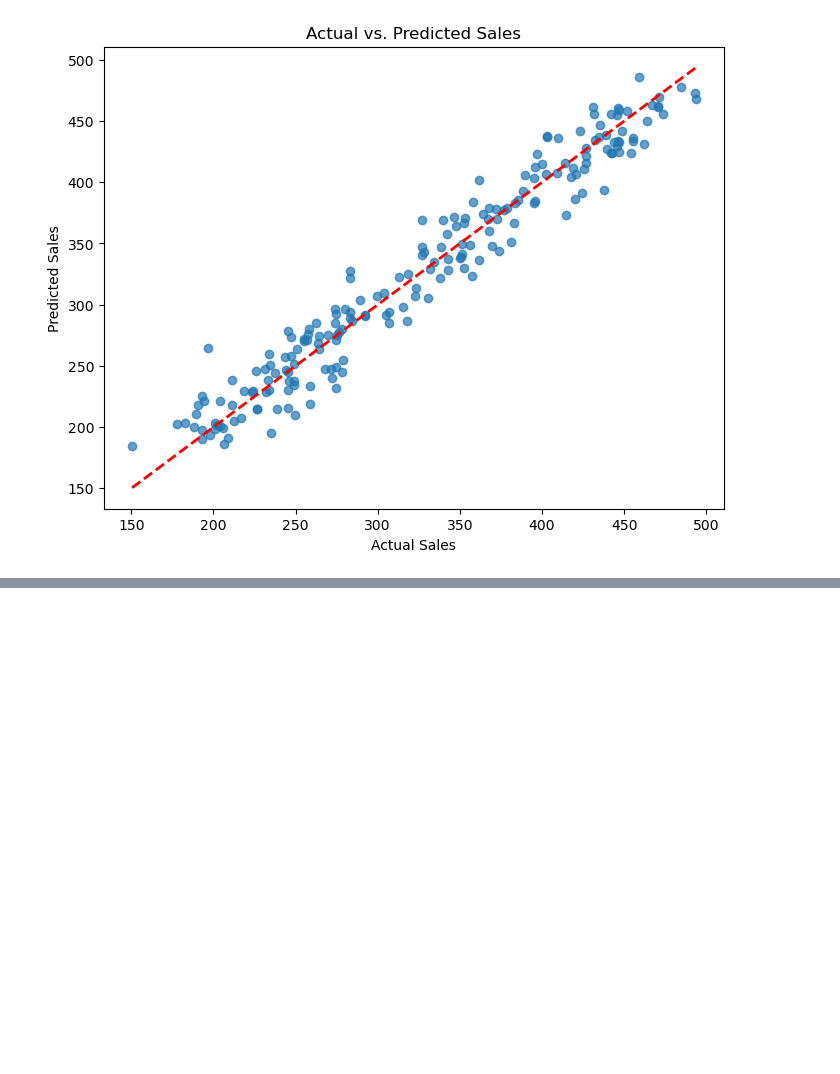
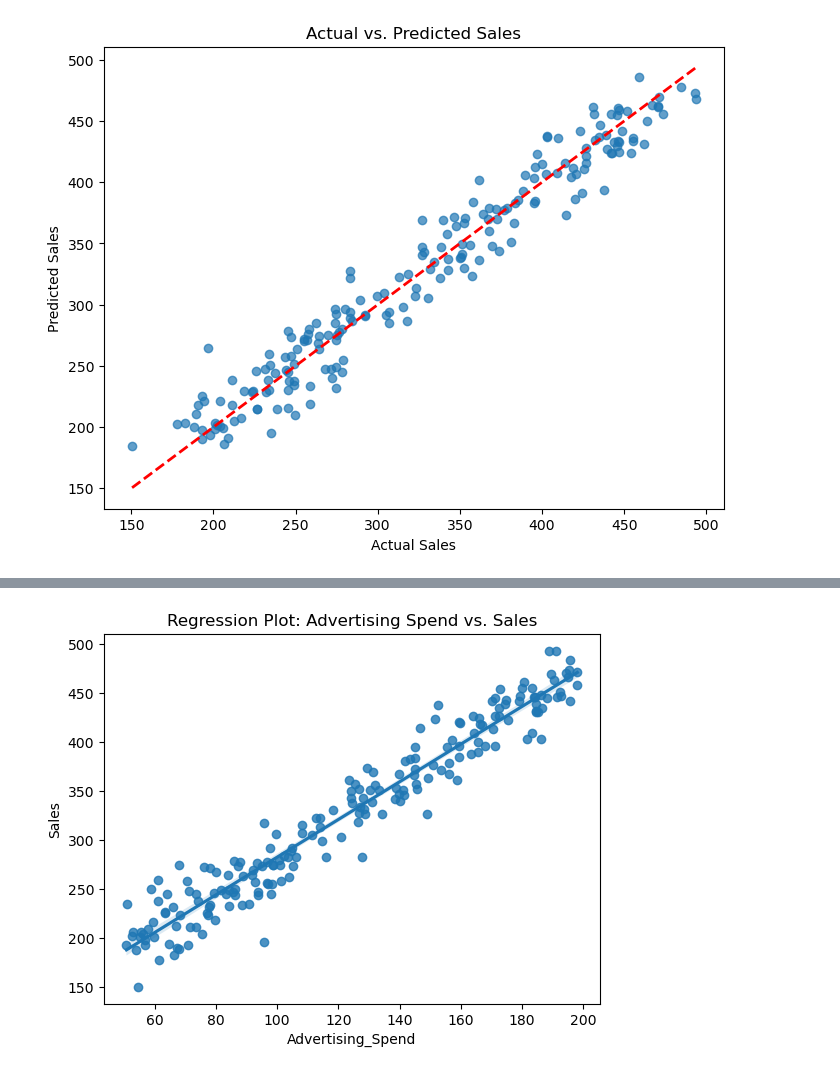
Before and after one commit to arunp77/Machine-Learning, a Jupyter notebook: Advertisment-multiple regression.ipynb, the cells around one changed output, grey strips where cells are left out. Saved outputs shown, nothing was run; the diff lists cells and outputs as text; code cells hidden in the pictures; blank space fills up the shorter version.

Commit message:
Linear regression example

```diff
--- a/Advertisment-multiple regression.ipynb
+++ b/Advertisment-multiple regression.ipynb
@@ -112,0 +155,9 @@ plt.show()
+# %%
+# this method of fitting line only works for one column not multiple columns together.
+
+# Assuming df is your DataFrame containing the data
+sns.regplot(data=df, x='Advertising_Spend', y='Sales')
+plt.title('Regression Plot: Advertising Spend vs. Sales')
+plt.show()
+# %% [output]
+[figure, added]
```
Also changed, not shown: parts of 15 cells of this notebook.
